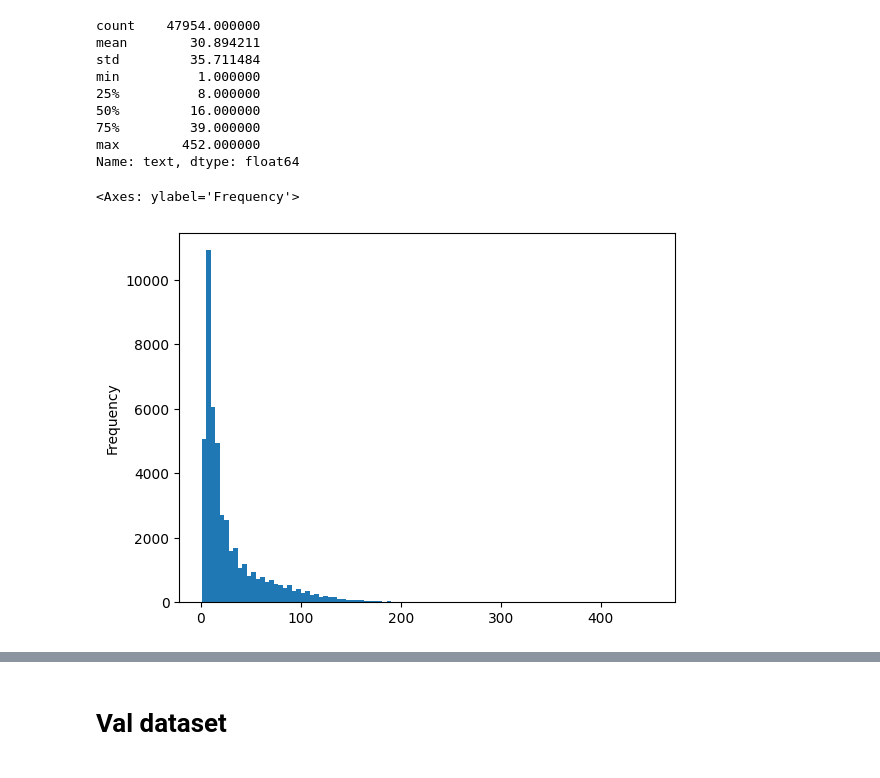
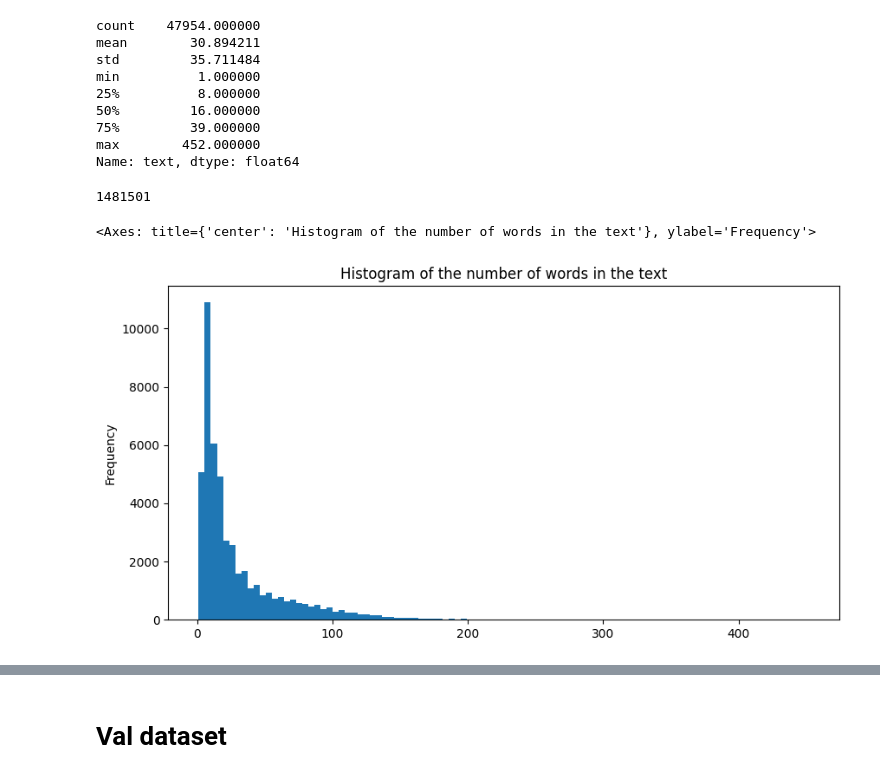
Before and after one commit to hawkin-dono/BTL-DL-Models-for-Toxic-and-Reactionary-Vietnamese-Content-Detection-on-Facebook, a Jupyter notebook: analysis_data.ipynb, the cells around one changed output, grey strips where cells are left out. Cells and saved outputs as stored; diff of their text form; code cells hidden in the pictures.

```diff
--- a/analysis_data.ipynb
+++ b/analysis_data.ipynb
@@ -35,8 +35,12 @@ min          1.000000
 max        452.000000
 Name: text, dtype: float64
 # %%
-train_df.text.apply(lambda x: len(x.split())).plot(kind='hist', bins= 100)
+train_df.text.apply(lambda x: len(x.split())).sum()
 # %% [output]
-<Axes: ylabel='Frequency'>
+1481501
-[figure, removed]
+# %%
+train_df.text.apply(lambda x: len(x.split())).plot(kind='hist', bins= 100, title='Histogram of the number of words in the text', figsize=(10, 5))
+# %% [output]
+<Axes: title={'center': 'Histogram of the number of words in the text'}, ylabel='Frequency'>
+[figure, added]
 # %%
```
Also changed, not shown: parts of 2 cells of this notebook, 8 other files.
